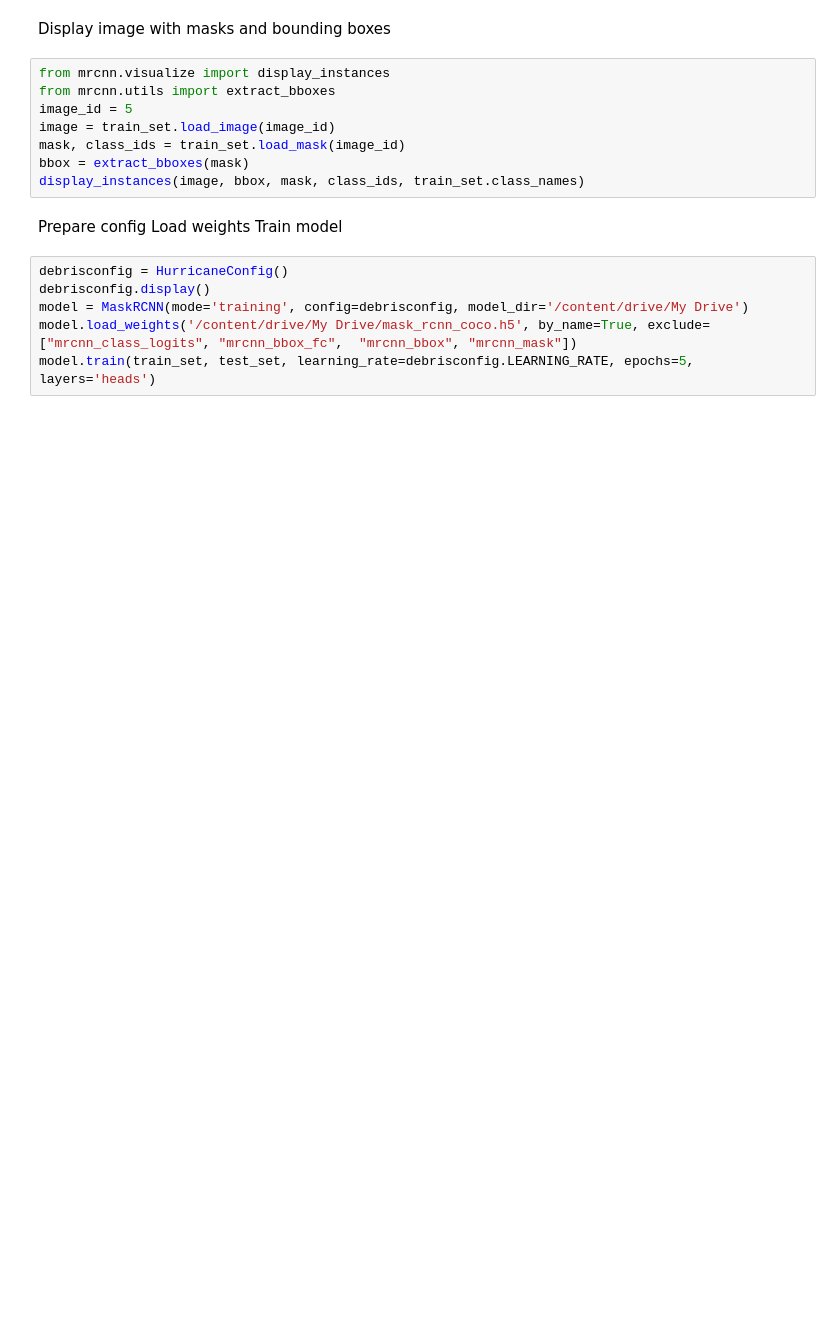
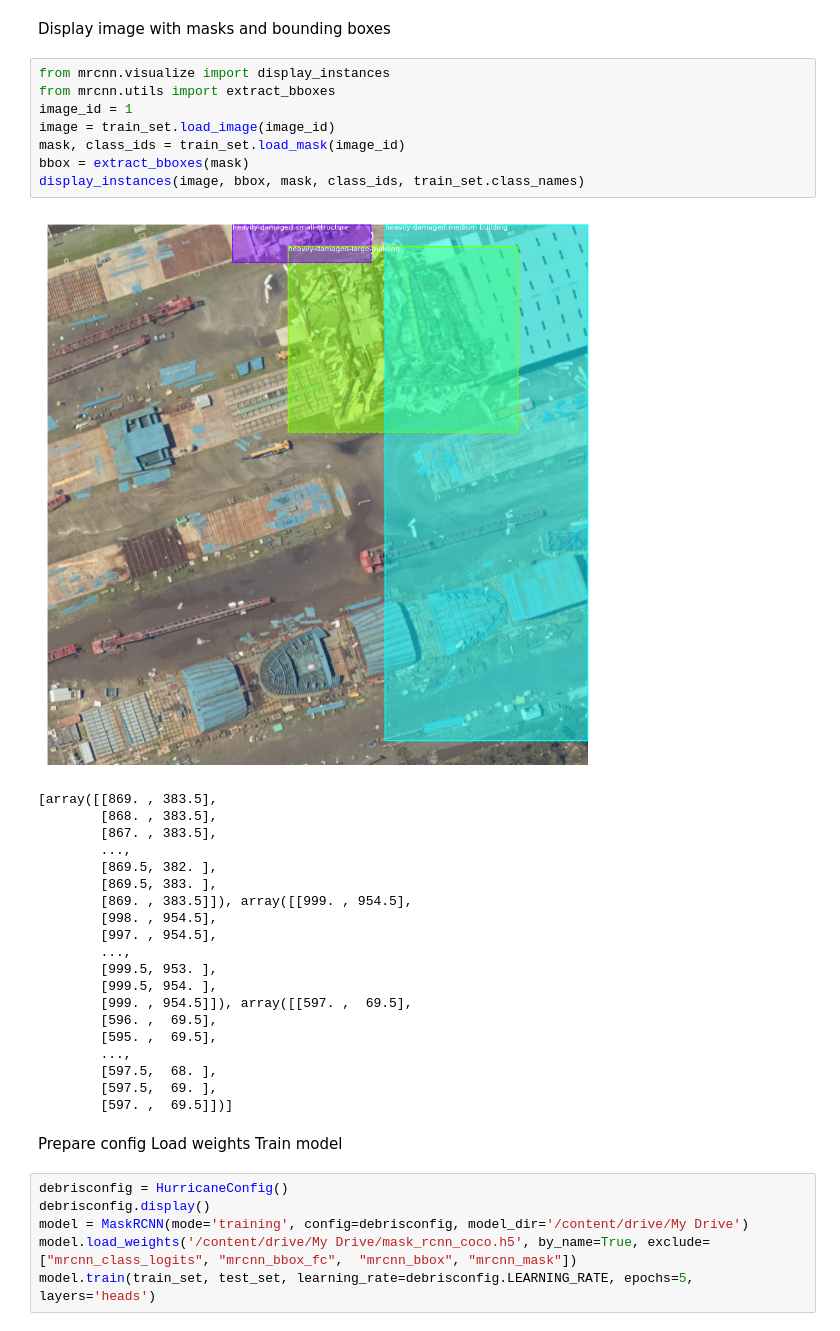
Before and after one commit to keriwheatley/debris-estimation-call-for-code, a Jupyter notebook: src/KerasModelColab.ipynb, the cells around one changed output. Drawn from its saved outputs; the diff is of its cells as text; blank space fills up the shorter version.

```diff
--- a/src/KerasModelColab.ipynb
+++ b/src/KerasModelColab.ipynb
@@ -168,11 +206,32 @@ Display image with masks and bounding boxes
 # %%
 from mrcnn.visualize import display_instances
 from mrcnn.utils import extract_bboxes
-image_id = 5
+image_id = 1
 image = train_set.load_image(image_id)
 mask, class_ids = train_set.load_mask(image_id)
 bbox = extract_bboxes(mask)
 display_instances(image, bbox, mask, class_ids, train_set.class_names)
+# %% [output]
+[figure, added]
+[array([[869. , 383.5],
+        [868. , 383.5],
+        [867. , 383.5],
+        ...,
+        [869.5, 382. ],
+        [869.5, 383. ],
+        [869. , 383.5]]), array([[999. , 954.5],
+        [998. , 954.5],
+        [997. , 954.5],
+        ...,
+        [999.5, 953. ],
+        [999.5, 954. ],
+        [999. , 954.5]]), array([[597. ,  69.5],
+        [596. ,  69.5],
+        [595. ,  69.5],
+        ...,
+        [597.5,  68. ],
+        [597.5,  69. ],
+        [597. ,  69.5]])]
 # %% [markdown]
 Prepare config
 Load weights
```
Also changed, not shown: parts of 13 cells of this notebook, 1 other file.
